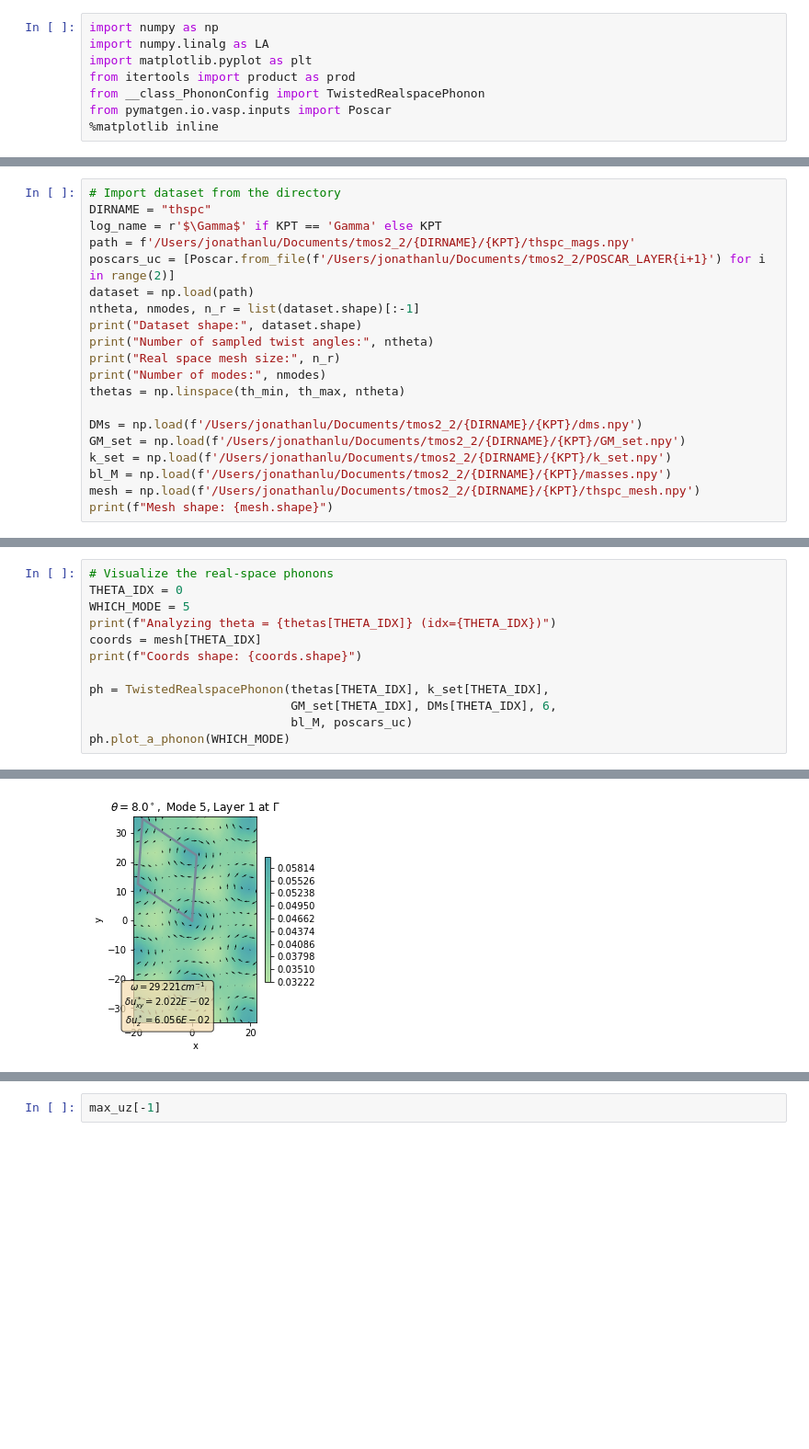
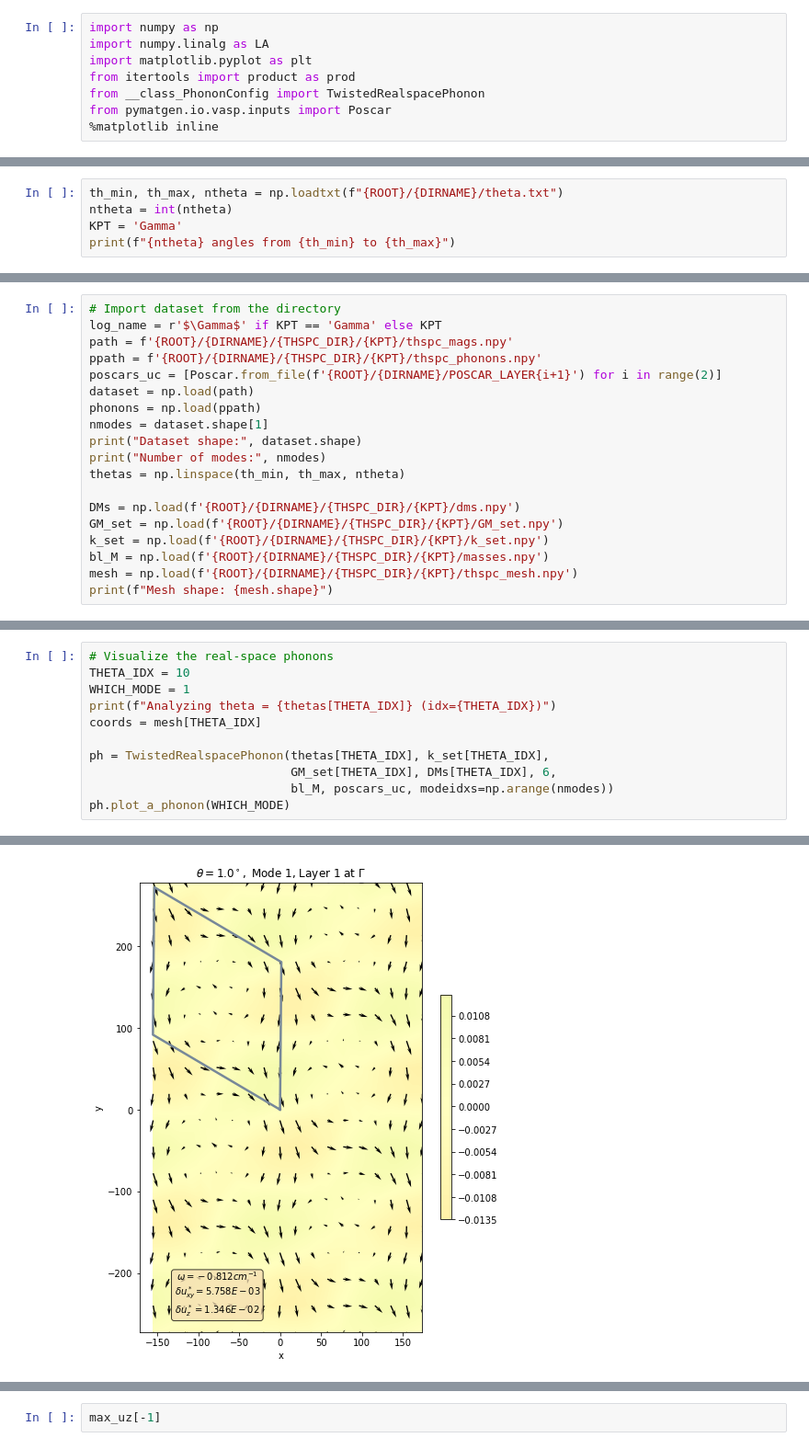
Before and after one commit to jz-lu/ml-ph, a Jupyter notebook: ALLEGRO_ANALYZER/thspc_mags.ipynb, the cells around one changed output, grey strips where cells are left out. Shown at 92% size. Drawn from its saved outputs; the diff is of its cells as text; blank space fills up the shorter version.

```diff
--- a/ALLEGRO_ANALYZER/thspc_mags.ipynb
+++ b/ALLEGRO_ANALYZER/thspc_mags.ipynb
@@ -14,0 +17,5 @@ KPT = 'Gamma'; th_min = 8.0; th_max = 10.0
+# %%
+th_min, th_max, ntheta = np.loadtxt(f"{ROOT}/{DIRNAME}/theta.txt")
+ntheta = int(ntheta)
+KPT = 'Gamma'
+print(f"{ntheta} angles from {th_min} to {th_max}")
@@ -15,21 +24,20 @@ KPT = 'Gamma'; th_min = 8.0; th_max = 10.0
 # %%
 # Import dataset from the directory
-DIRNAME = "thspc"
 log_name = r'$\Gamma$' if KPT == 'Gamma' else KPT
-path = f'/Users/jonathanlu/Documents/tmos2_2/{DIRNAME}/{KPT}/thspc_mags.npy'
-poscars_uc = [Poscar.from_file(f'/Users/jonathanlu/Documents/tmos2_2/POSCAR_LAYER{i+1}') for i in range(2)]
+path = f'{ROOT}/{DIRNAME}/{THSPC_DIR}/{KPT}/thspc_mags.npy'
+ppath = f'{ROOT}/{DIRNAME}/{THSPC_DIR}/{KPT}/thspc_phonons.npy'
+poscars_uc = [Poscar.from_file(f'{ROOT}/{DIRNAME}/POSCAR_LAYER{i+1}') for i in range(2)]
 dataset = np.load(path)
-ntheta, nmodes, n_r = list(dataset.shape)[:-1]
+phonons = np.load(ppath)
+nmodes = dataset.shape[1]
 print("Dataset shape:", dataset.shape)
-print("Number of sampled twist angles:", ntheta)
-print("Real space mesh size:", n_r)
 print("Number of modes:", nmodes)
 thetas = np.linspace(th_min, th_max, ntheta)
 
-DMs = np.load(f'/Users/jonathanlu/Documents/tmos2_2/{DIRNAME}/{KPT}/dms.npy')
-GM_set = np.load(f'/Users/jonathanlu/Documents/tmos2_2/{DIRNAME}/{KPT}/GM_set.npy')
-k_set = np.load(f'/Users/jonathanlu/Documents/tmos2_2/{DIRNAME}/{KPT}/k_set.npy')
-bl_M = np.load(f'/Users/jonathanlu/Documents/tmos2_2/{DIRNAME}/{KPT}/masses.npy')
-mesh = np.load(f'/Users/jonathanlu/Documents/tmos2_2/{DIRNAME}/{KPT}/thspc_mesh.npy')
+DMs = np.load(f'{ROOT}/{DIRNAME}/{THSPC_DIR}/{KPT}/dms.npy')
+GM_set = np.load(f'{ROOT}/{DIRNAME}/{THSPC_DIR}/{KPT}/GM_set.npy')
+k_set = np.load(f'{ROOT}/{DIRNAME}/{THSPC_DIR}/{KPT}/k_set.npy')
+bl_M = np.load(f'{ROOT}/{DIRNAME}/{THSPC_DIR}/{KPT}/masses.npy')
+mesh = np.load(f'{ROOT}/{DIRNAME}/{THSPC_DIR}/{KPT}/thspc_mesh.npy')
 print(f"Mesh shape: {mesh.shape}")
 # %% [output]
@@ -41,13 +118,12 @@ Mesh shape: (5, 1521, 2)
 # %%
 # Visualize the real-space phonons
-THETA_IDX = 0
-WHICH_MODE = 5
+THETA_IDX = 10
+WHICH_MODE = 1
 print(f"Analyzing theta = {thetas[THETA_IDX]} (idx={THETA_IDX})")
 coords = mesh[THETA_IDX]
-print(f"Coords shape: {coords.shape}")
 
 ph = TwistedRealspacePhonon(thetas[THETA_IDX], k_set[THETA_IDX],
                             GM_set[THETA_IDX], DMs[THETA_IDX], 6,
-                            bl_M, poscars_uc)
+                            bl_M, poscars_uc, modeidxs=np.arange(nmodes))
 ph.plot_a_phonon(WHICH_MODE)
 # %% [output]
@@ -68,3 +131,3 @@ Twisted realspace phonon object initialized. Mode indices=[0 1 2 3 4 5]
 <Figure size 432x288 with 0 Axes>
-[figure, old version]
+[figure, new version]
 <Figure size 432x288 with 0 Axes>
```
Also changed, not shown: parts of 11 cells of this notebook, 5 other files.
